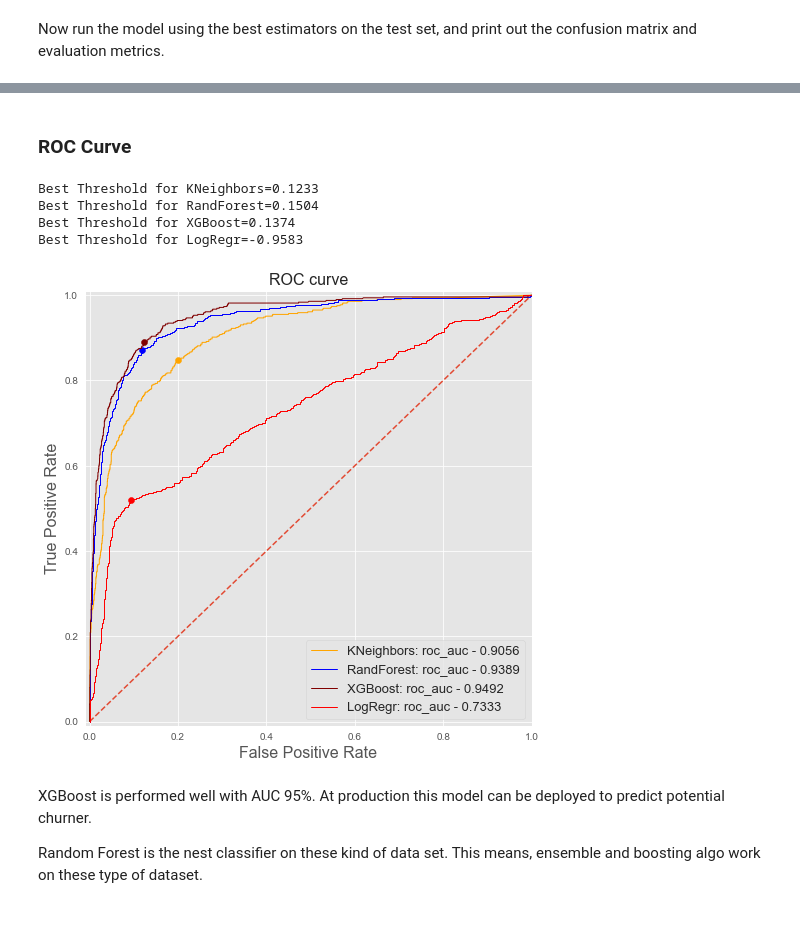
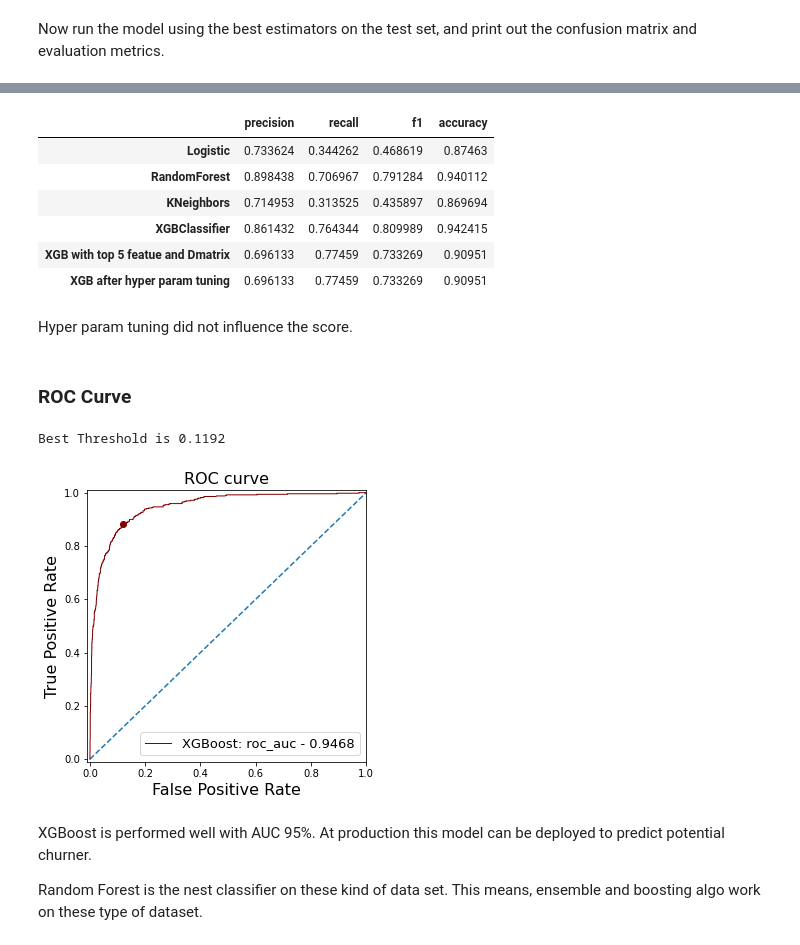
Before and after one commit to shaisid01/Data-Science, a Jupyter notebook: CapstoneProjects/Capstone 2/Notebooks/05_modeling.ipynb, the cells around one changed output, grey strips where cells are left out. Saved outputs shown, nothing was run; the diff lists cells and outputs as text; code cells hidden in the pictures; blank space fills up the shorter version.

Commit message:
with DMatrix f scaling

```diff
--- a/CapstoneProjects/Capstone 2/Notebooks/05_modeling.ipynb
+++ b/CapstoneProjects/Capstone 2/Notebooks/05_modeling.ipynb
@@ -328,3 +274,0 @@ print(f" 2.5%:{cv_quantiles[0]:.3f},97.5%:{cv_quantiles[1]:.3f}")
-# %%
-sns.set_style("darkgrid")
-sns.histplot(cv_scores_lg, bins=10)
@@ -480,3 +274,0 @@ print(f" 2.5%:{cv_quantiles[0]:.3f},97.5%:{cv_quantiles[1]:.3f}")
-# %%
-sns.set_style("darkgrid")
-sns.histplot(cv_scores_lg, bins=10)
@@ -1226,7 +719,0 @@ Best Threshold for RandomForest Classifier=0.1504
-# %%
-plt.style.use('ggplot')
-plt.figure(figsize=(8,8))
-plt.title('Feature Importance for Raondom Forest Classifier)', fontsize=14)
-feat_importances = pd.Series(rfc_best_estimator.named_steps["clf"].feature_importances_, index=X_train.columns)
-feat_importances.nlargest(50).plot(kind='barh',fontsize = 14,color ='maroon')
-plt.show()
@@ -1281,7 +719,0 @@ Best Threshold for XGBoost Classifier=0.13740000128746033
-# %%
-plt.style.use('ggplot')
-plt.figure(figsize=(8,8))
-plt.title('Feature Importance for XGBoost Classifier)')
-feat_importances = pd.Series(xgb_best_estimator.named_steps["clf"].feature_importances_, index=X_train.columns)
-feat_importances.nlargest(50).plot(kind='barh',fontsize=14,color='orange')
-plt.show()
@@ -1304,50 +739,48 @@ This means, it is safe conclude XGBoost Classifier is the best among these.
+# %%
+threshhold_and_plot_score
+# %% [output]
+|  | precision | recall | f1 | accuracy |
+| Logistic | 0.733624 | 0.344262 | 0.468619 | 0.87463 |
+| RandomForest | 0.898438 | 0.706967 | 0.791284 | 0.940112 |
+| KNeighbors | 0.714953 | 0.313525 | 0.435897 | 0.869694 |
+| XGBClassifier | 0.861432 | 0.764344 | 0.809989 | 0.942415 |
+| XGB with top 5 featue and Dmatrix | 0.696133 | 0.77459 | 0.733269 | 0.90951 |
+| XGB after hyper param tuning | 0.696133 | 0.77459 | 0.733269 | 0.90951 |
+# %% [markdown]
+Hyper param tuning did not influence the score.
 # %% [markdown]
 ### ROC Curve
 # %%
-y_proba_knn = knn_best_estimator.predict_proba(X_test)
-y_proba_rfc = rfc_best_estimator.predict_proba(X_test)
 y_proba_xgb = xgb_best_estimator.predict_proba(X_test)
-y_scores_log = log_best_estimator.decision_function(X_test)
 
-fpr_knn, tpr_knn, knn_thresholds = metrics.roc_curve(y_test, y_proba_knn[:,1])
-fpr_rfc, tpr_rfc, rfc_thresholds = metrics.roc_curve(y_test, y_proba_rfc[:,1])
 fpr_xgb, tpr_xgb, xgb_thresholds = metrics.roc_curve(y_test, y_proba_xgb[:,1])
-fpr_log, tpr_log, log_thresholds = metrics.roc_curve(y_test, y_scores_log)
 
-plt.figure(figsize=(8,8))
+# null ROC AUC
+plt.figure(figsize=(5,5))
 plt.xlim([-0.01, 1.00])
 plt.ylim([-0.01, 1.01])
 plt.plot([0,1], [0,1], linestyle='--')
 
-ix,roc_auc = calc_threshold(tpr_knn,fpr_knn,knn_thresholds,'KNeighbors')
-plt.plot(fpr_knn, tpr_knn, lw=1,label='KNeighbors: roc_auc - {0}'.format(roc_auc), color='orange')
-plt.scatter(fpr_knn[ix], tpr_knn[ix], marker='o', color='orange')
+# Calculate bestthreshold from ROC AUC
+xgb_thresholds=np.float64(xgb_thresholds)
+idx = np.argmax(tpr_xgb - fpr_xgb)
+max_threshold = round(xgb_thresholds[idx],4)
+roc_auc = round(metrics.auc(fpr_xgb, tpr_xgb),4)
+print('Best Threshold is',max_threshold)
 
-ix,roc_auc = calc_threshold(tpr_rfc,fpr_rfc,rfc_thresholds,'RandForest')
-plt.plot(fpr_rfc, tpr_rfc, lw=1, label=('RandForest: roc_auc - {0}'.format(roc_auc)), color='blue')
-plt.scatter(fpr_rfc[ix], tpr_rfc[ix], marker='o', color='blue')
-
-xgb_thresholds=np.float64(xgb_thresholds)
-ix,roc_auc = calc_threshold(tpr_xgb,fpr_xgb,xgb_thresholds,'XGBoost')
+#idx,roc_auc = calc_threshold(tpr_xgb,fpr_xgb,xgb_thresholds,'XGBoost')
 plt.plot(fpr_xgb, tpr_xgb, lw=1, label=('XGBoost: roc_auc - {0}'.format(roc_auc)), color='maroon')
-plt.scatter(fpr_xgb[ix], tpr_xgb[ix], marker='o', color='maroon')
-
-ix,roc_auc = calc_threshold(tpr_log,fpr_log,log_thresholds,'LogRegr')
-plt.plot(fpr_log, tpr_log, lw=1, label=('LogRegr: roc_auc - {0}'.format(roc_auc)), color='red')
-plt.scatter(fpr_log[ix], tpr_log[ix], marker='o', color='red')
+plt.scatter(fpr_xgb[idx], tpr_xgb[idx], marker='o', color='maroon')
 
 plt.xlabel('False Positive Rate', fontsize=16)
 plt.ylabel('True Positive Rate', fontsize=16)
 plt.title('ROC curve', fontsize=16)
 plt.legend(loc='lower right', fontsize=13)
 
 plt.show();
 # %% [output]
-Best Threshold for KNeighbors=0.1233
-Best Threshold for RandForest=0.1504
-Best Threshold for XGBoost=0.1374
-Best Threshold for LogRegr=-0.9583
+Best Threshold is 0.1192
-[figure, old version]
+[figure, new version]
 # %% [markdown]
 XGBoost is performed well with AUC 95%. At production this model can be deployed to predict potential churner.
 
```
Also changed, not shown: parts of 145 cells of this notebook.
